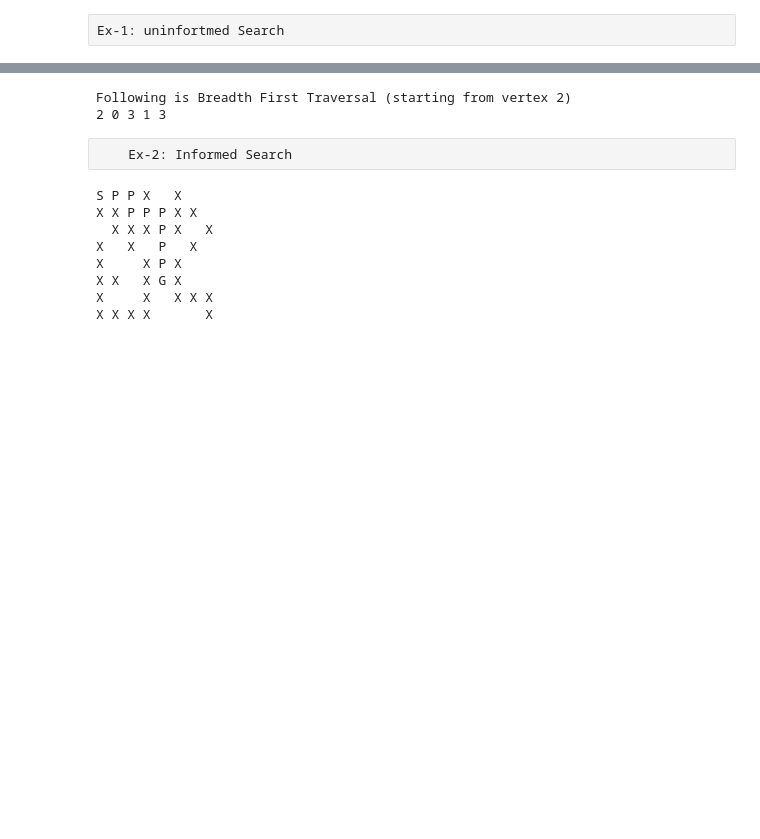
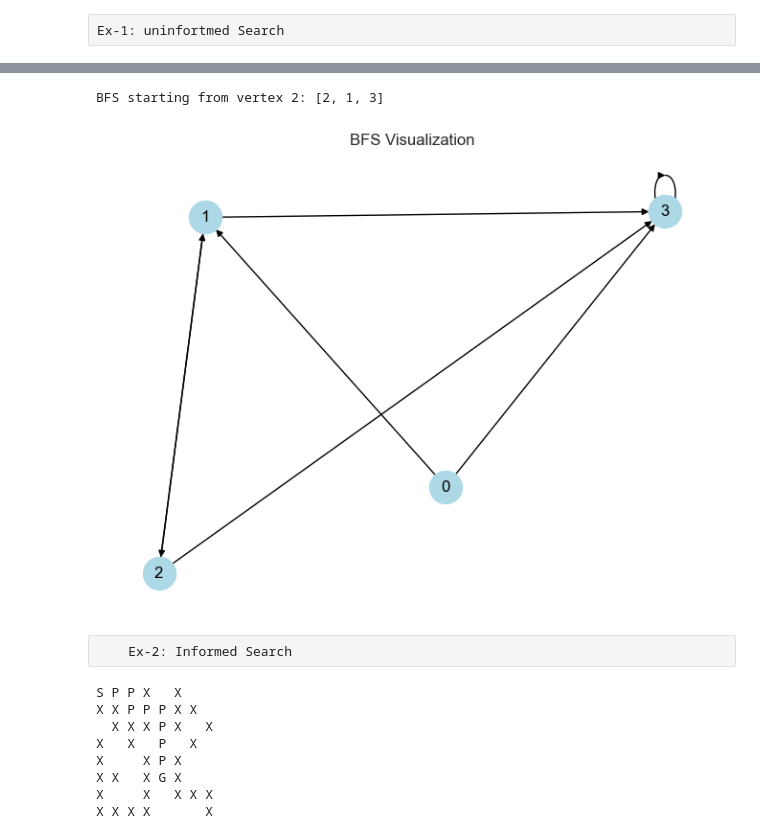
Before and after one commit to Haryish/MCA-e_Library, a Jupyter notebook: Semester2/AIML Lab/2232MCA0058-AIML Lab.ipynb, the cells around one changed output, grey strips where cells are left out. Drawn from its saved outputs; the diff is of its cells as text; code cells hidden in the pictures; blank space fills up the shorter version.

```diff
--- a/Semester2/AIML Lab/2232MCA0058-AIML Lab.ipynb
+++ b/Semester2/AIML Lab/2232MCA0058-AIML Lab.ipynb
@@ -40,38 +103,45 @@ Following is Depth First Traversal
-# %%
-class Graph:
-    def __init__(self):
-        self.graph = defaultdict(list)
-
-    def addEdge(self,u,v):
-        self.graph[u].append(v)
-        self.visited=[]
-
-    def BFS(self,s):
-        queue = []
-        queue.append(s)
-        self.visited.append(s)
-        while queue:
-            s = queue.pop(0)
-            print(s,end=" ")
-            for i in self.graph[s]:
-                if i not in self.visited:
-                    queue.append(i)
-                    self.visited.append(s)
-
-g = Graph()
-g.addEdge(0, 1)
-g.addEdge(0, 2)
-g.addEdge(1, 2)
-g.addEdge(2, 0)
-g.addEdge(2, 3)
-g.addEdge(3, 3)
-
-print ("Following is Breadth First Traversal"
-                  " (starting from vertex 2)")
-g.BFS(2)
-# %% [output]
-Following is Breadth First Traversal (starting from vertex 2)
-2 0 3 1 3
+# %%
+import matplotlib.pyplot as plt
+import networkx as nx
+
+def bfs(graph, start_node):
+    visited = set()
+    queue = [start_node]
+    visited.add(start_node)
+    bfs_order = [start_node]
+
+    while queue:
+        node = queue.pop(0)
+
+        for neighbor in graph.neighbors(node):
+            if neighbor not in visited:
+                queue.append(neighbor)
+                visited.add(neighbor)
+                bfs_order.append(neighbor)
+
+    return bfs_order
+
+G = nx.DiGraph()
+
+G.add_edge(0, 1)
+G.add_edge(0, 3)
+G.add_edge(1, 2)
+G.add_edge(1, 3)
+G.add_edge(2, 1)
+G.add_edge(2, 3)
+G.add_edge(3, 3)
+
+start_node = 2
+bfs_order = bfs(G, start_node)
+print("BFS starting from vertex 2:", bfs_order)
+
+pos = nx.spring_layout(G)
+nx.draw(G, pos, with_labels=True, node_color='lightblue', node_size=600)
+plt.title("BFS Visualization")
+plt.show()
+# %% [output]
+BFS starting from vertex 2: [2, 1, 3]
+[figure, added]
 # %% [raw]
     Ex-2: Informed Search
 # %%
```
Also changed, not shown: parts of 17 cells of this notebook, 8 other files.
